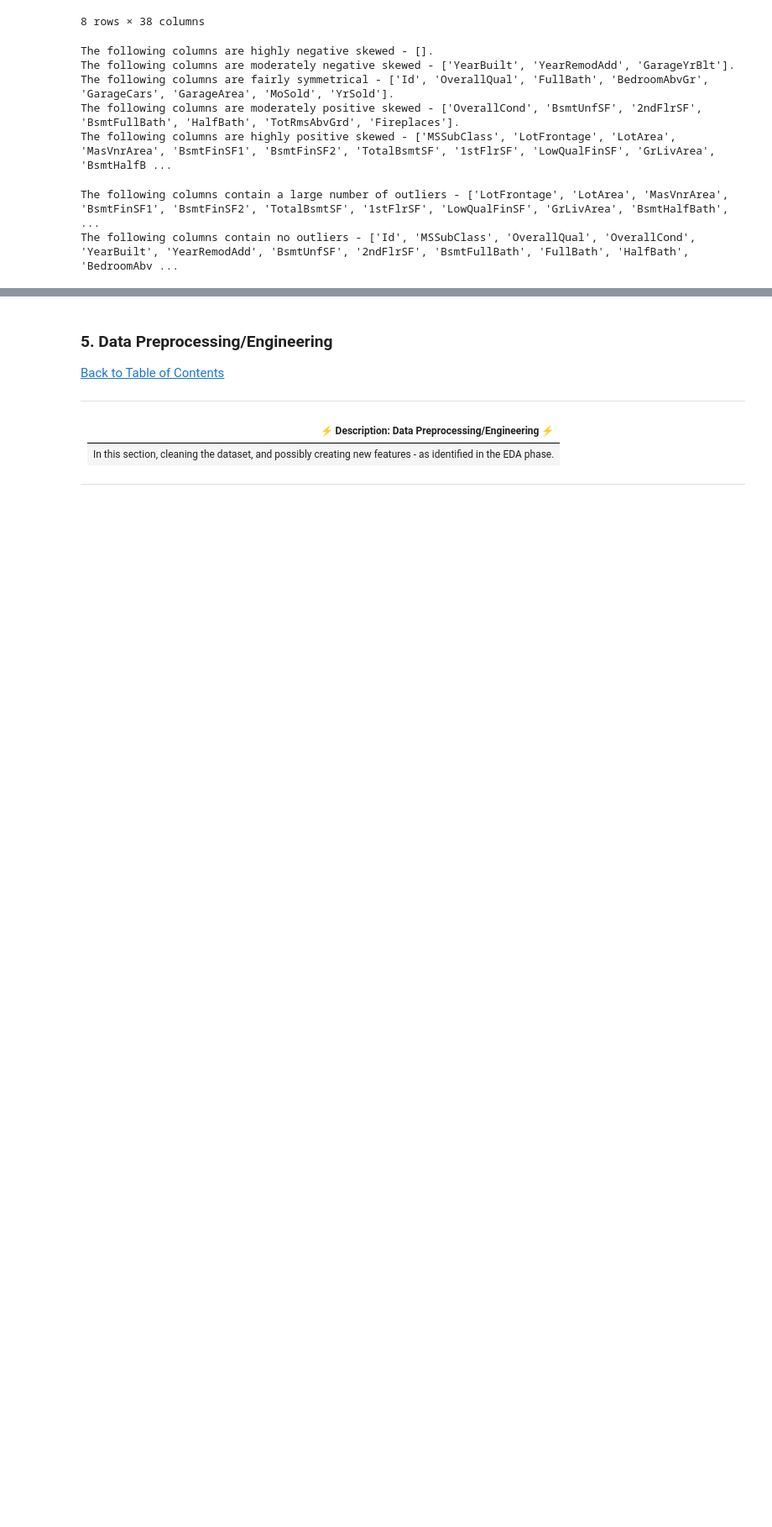
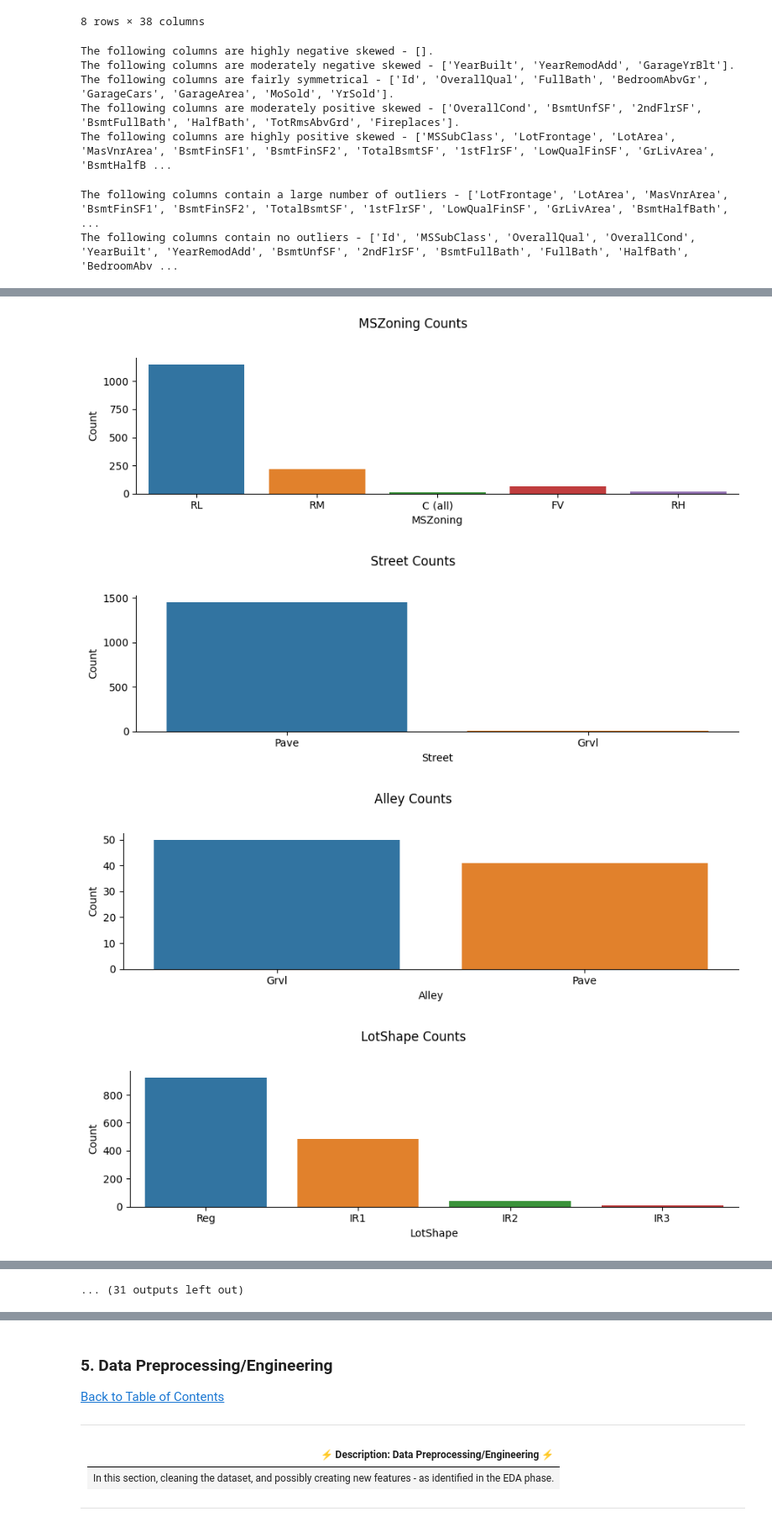
Before and after one commit to Tayor-Doofs/ALL-PROJECTS, a Jupyter notebook: KAGGLE-X/house-prices-advanced-regression-techniques/notebook.ipynb, the cells around one changed output, grey strips where cells are left out. Shown at 84% size. Saved outputs shown, nothing was run; the diff lists cells and outputs as text; code cells hidden in the pictures; blank space fills up the shorter version.

```diff
--- a/KAGGLE-X/house-prices-advanced-regression-techniques/notebook.ipynb
+++ b/KAGGLE-X/house-prices-advanced-regression-techniques/notebook.ipynb
@@ -273,0 +294,20 @@ The following columns contain no outliers - ['Id', 'MSSubClass', 'OverallQual',
+# %%
+for col in categorical_columns:
+    if len(df_train[col].unique()) < 7:
+        g = sns.catplot(kind='count', data=df_train, x=col, aspect=3, height=3)
+        g.set_axis_labels(f'{col}', 'Count')
+        g.fig.suptitle(f'{col} Counts')
+        plt.subplots_adjust(top=0.8)
+
+    else:
+        g = sns.catplot(kind='count', data=df_train, y=col, aspect=3, height=3)
+        g.set_axis_labels('Count', f'{col}')
+        g.fig.suptitle(f'{col} Counts')
+        plt.subplots_adjust(top=0.8)
+
+plt.show()
+# %% [output]
+[figure, added]
+[figure, added]
+[figure, added]
+[figure, added]
@@ -273,0 +322 @@ The following columns contain no outliers - ['Id', 'MSSubClass', 'OverallQual',
+... (31 outputs left out)
```
Also changed, not shown: parts of 44 cells of this notebook.
